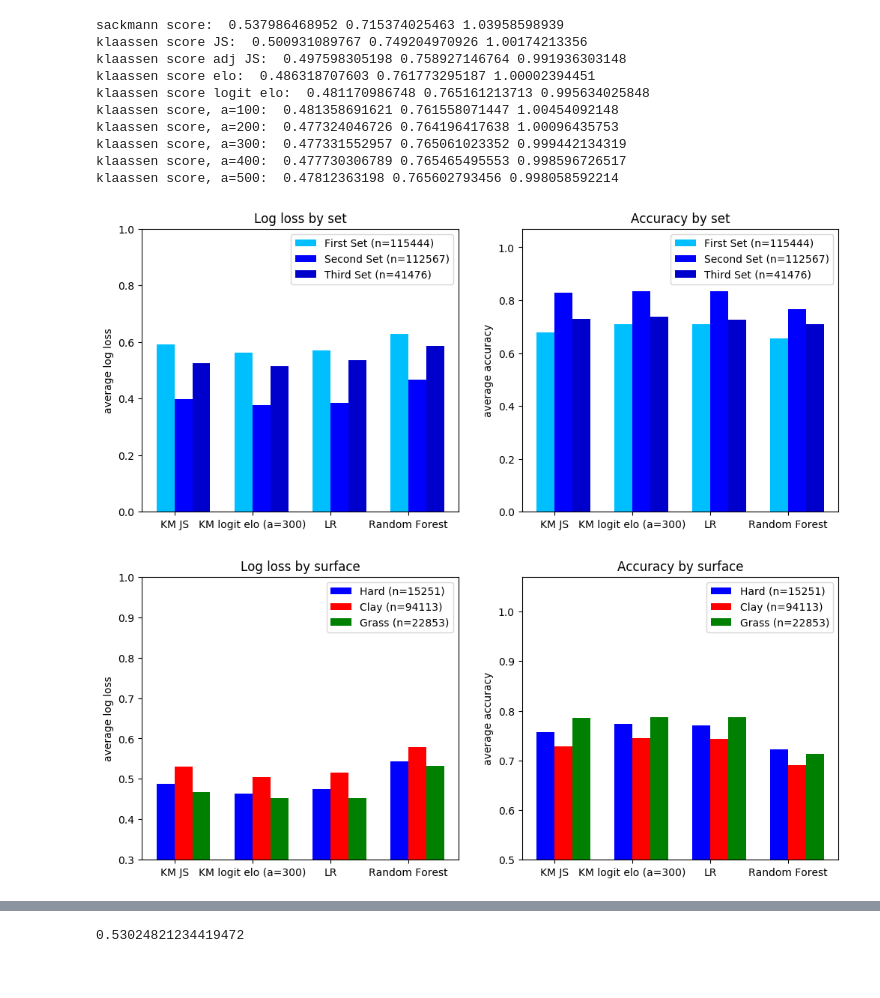
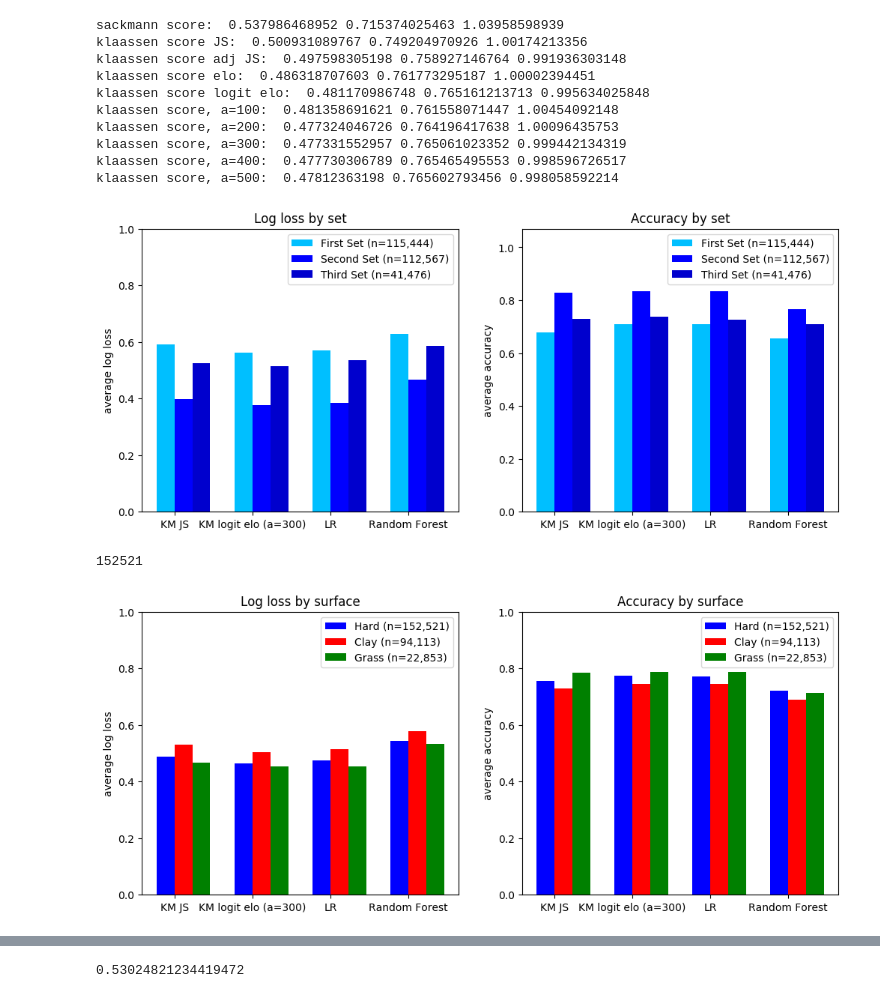
Before and after one commit to jgollub1/pbp_explorations, a Jupyter notebook: probability models (results).ipynb, the cells around one changed output, grey strips where cells are left out. Drawn from its saved outputs; the diff is of its cells as text; code cells hidden in the pictures.

```diff
--- a/probability models (results).ipynb
+++ b/probability models (results).ipynb
@@ -440,7 +465,7 @@ ax[0].set_title('Log loss by set')
 ax[0].set_ylim([0,1])
 ax[0].set_xticks(ind + width / 2)
 ax[0].set_xticklabels(('KM JS','KM logit elo (a=300)','LR','Random Forest'))
-ax[0].legend((rects1[0], rects2[0], rects3[0]), ('First Set (n=115444)', 'Second Set (n=112567)', 'Third Set (n=41476)'))
+ax[0].legend((rects1[0], rects2[0], rects3[0]), ('First Set (n=115,444)', 'Second Set (n=112,567)', 'Third Set (n=41,476)'))
 
 first_set = [a[0] for a in set_tuples_a[0]]
 second_set = [a[1] for a in set_tuples_a[0]]
@@ -456,11 +481,15 @@ ax[1].set_title('Accuracy by set')
 ax[1].set_ylim([0,1.07])
 ax[1].set_xticks(ind + width / 2)
 ax[1].set_xticklabels(('KM JS','KM logit elo (a=300)','LR','Random Forest'))
-ax[1].legend((rects1[0], rects2[0], rects3[0]), ('First Set (n=115444)', 'Second Set (n=112567)', 'Third Set (n=41476)'))
-plt.savefig('writing/photos/set_performance2')
+ax[1].legend((rects1[0], rects2[0], rects3[0]), ('First Set (n=115,444)', 'Second Set (n=112,567)', 'Third Set (n=41,476)'))
+plt.savefig('writing/photos/set_performance3')
 plt.show()
 # %% [output]
-[figure, old version]
+[figure, new version]
+# %%
+sum(hard_ind)
+# %% [output]
+152521
 # %%
 import numpy as np
 import matplotlib.pyplot as plt
@@ -475,37 +504,39 @@ width = 0.23     # the width of the bars
 fig, ax = plt.subplots(1,2)
 fig.set_size_inches(12,5)
 
 rects1 = ax[0].bar(ind, first_set, width, color='b')
 rects2 = ax[0].bar(ind + width, second_set, width, color='r')
 rects3 = ax[0].bar(ind + width + width, third_set, width, color='g')
 
 # add some text for labels, title and axes ticks
 ax[0].set_ylabel('average log loss')
 ax[0].set_title('Log loss by surface')
 ax[0].set_ylim([.3,1])
+ax[0].set_ylim([0,1])
 ax[0].set_xticks(ind + width / 2)
 ax[0].set_xticklabels(('KM JS','KM logit elo (a=300)','LR','Random Forest'))
-ax[0].legend((rects1[0], rects2[0], rects3[0]), ('Hard (n=15251)', 'Clay (n=94113)', 'Grass (n=22853)'))
+ax[0].legend((rects1[0], rects2[0], rects3[0]), ('Hard (n=152,521)', 'Clay (n=94,113)', 'Grass (n=22,853)'))
 
 first_set = [a[0] for a in surface_tuples_a]
 second_set = [a[1] for a in surface_tuples_a]
 third_set = [a[2] for a in surface_tuples_a]
 
 rects1 = ax[1].bar(ind, first_set, width, color='b')
 rects2 = ax[1].bar(ind + width, second_set, width, color='r')
 rects3 = ax[1].bar(ind + width + width, third_set, width, color='g')
 
 # add some text for labels, title and axes ticks
 ax[1].set_ylabel('average accuracy')
 ax[1].set_title('Accuracy by surface')
 ax[1].set_ylim([.5,1.07])
+ax[1].set_ylim([0,1])
 ax[1].set_xticks(ind + width / 2)
 ax[1].set_xticklabels(('KM JS','KM logit elo (a=300)','LR','Random Forest'))
-ax[1].legend((rects1[0], rects2[0], rects3[0]), ('Hard (n=15251)', 'Clay (n=94113)', 'Grass (n=22853)'))
-plt.savefig('writing/photos/surface_performance2')
+ax[1].legend((rects1[0], rects2[0], rects3[0]), ('Hard (n=152,521)', 'Clay (n=94,113)', 'Grass (n=22,853)'))
+plt.savefig('writing/photos/surface_performance3')
 plt.show()
 # %% [output]
-[figure, old version]
+[figure, new version]
 # %%
 from sklearn.metrics import (brier_score_loss, precision_score, recall_score,
                              f1_score)
```
Also changed, not shown: parts of 8 cells of this notebook, 34 other files.
